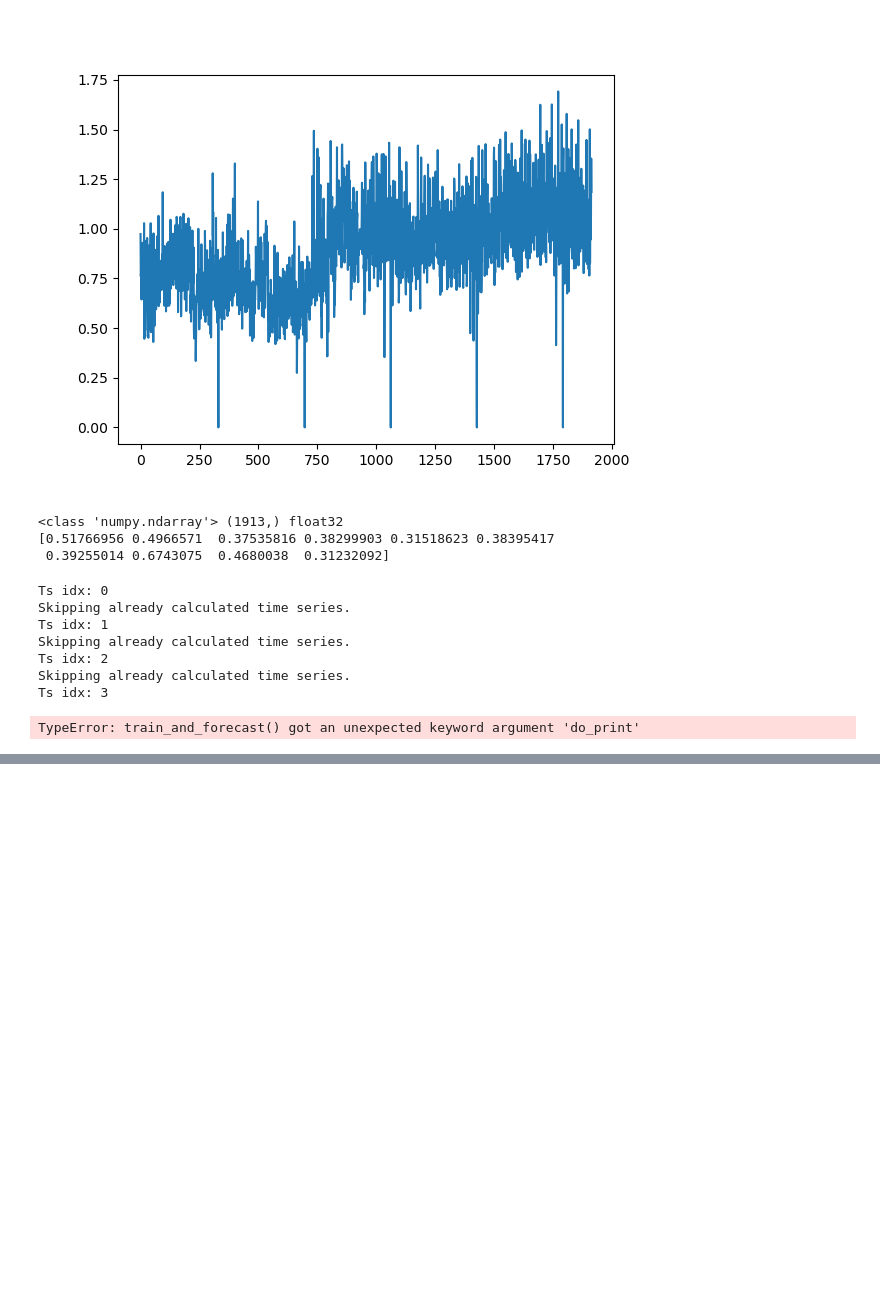
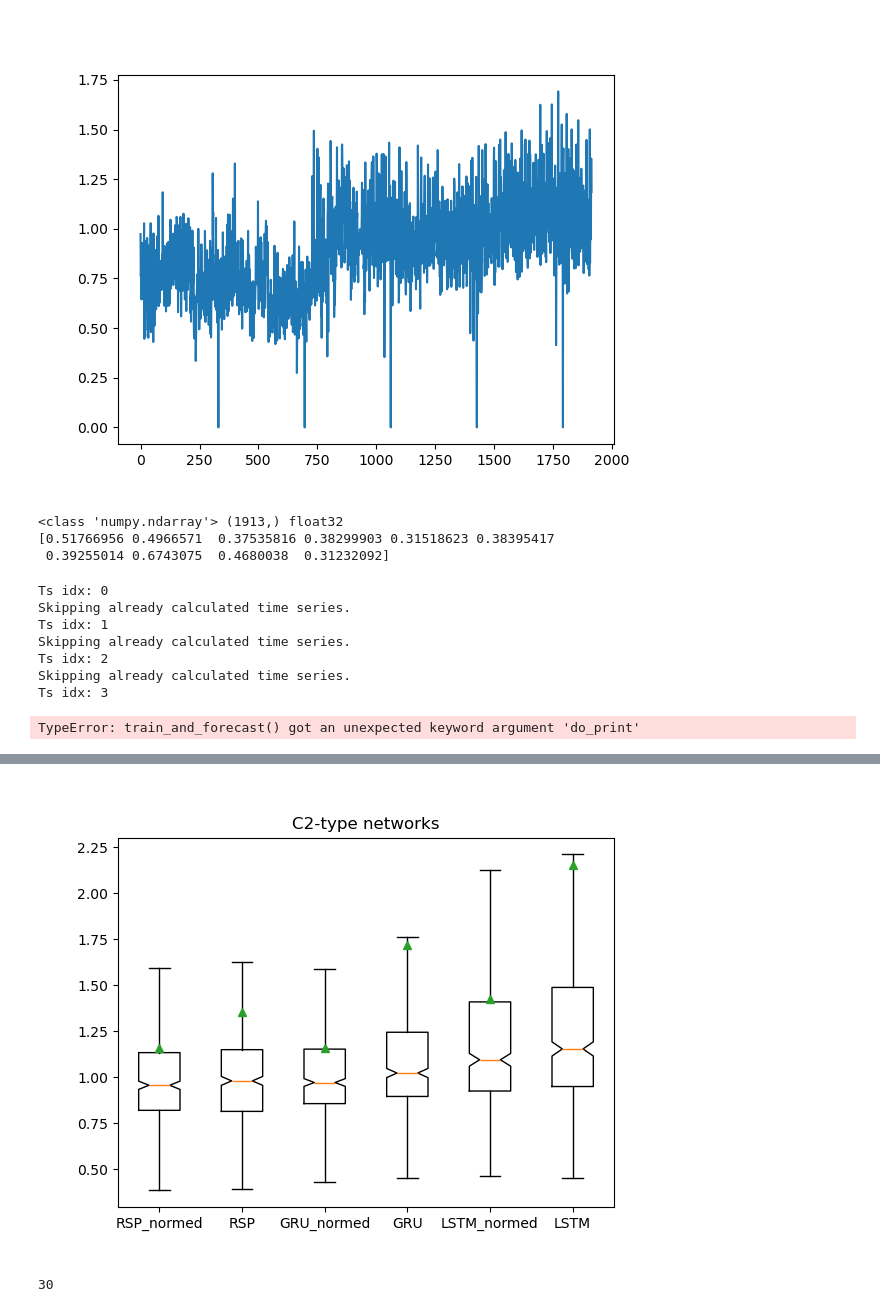
Before and after one commit to vladislav-horbatiuk/rspl_neuron_experiments, a Jupyter notebook: notebooks/compare_neurons_on_m5.ipynb, the cells around one changed output, grey strips where cells are left out. Cells and saved outputs as stored; diff of their text form; code cells hidden in the pictures; blank space fills up the shorter version.

```diff
--- a/notebooks/compare_neurons_on_m5.ipynb
+++ b/notebooks/compare_neurons_on_m5.ipynb
@@ -100,7 +98,7 @@ for i in range(3):
 # %%
 DEVICE = 'cpu'
 DTYP5E = torch.float32
-ts = timeseries[10].astype(np.float32)
+ts = timeseries[10]
 print(type(ts), ts.shape, ts.dtype)
 print(ts[:10])
 # %% [output]
@@ -287,0 +443,11 @@ Avg error for LSTM: 1.2928555152852856
+# %%
+all_errs = []
+for neuron_type in ALL_MODELS:
+    key = get_cfg_as_tuple(CONFIGURATIONS[1]) + (neuron_type,)
+    all_errs.append(filtered_errs_by_neuron[key])
+fig, ax = plt.subplots()
+_ = ax.boxplot(all_errs, showfliers=False, tick_labels=ALL_MODELS, showmeans=True, notch=True)
+_ = ax.set_title('C2-type networks')
+plt.show()
+# %% [output]
+[figure, added]
@@ -287,0 +476,4 @@ Avg error for LSTM: 1.2928555152852856
+# %%
+print(len(errs_by_neuron_and_num_attempts[get_cfg_as_tuple(CONFIGURATIONS[0]) + ('RSP_normed', 1)]))
+# %% [output]
+30
```
Also changed, not shown: parts of 27 cells of this notebook, 2 other files.
